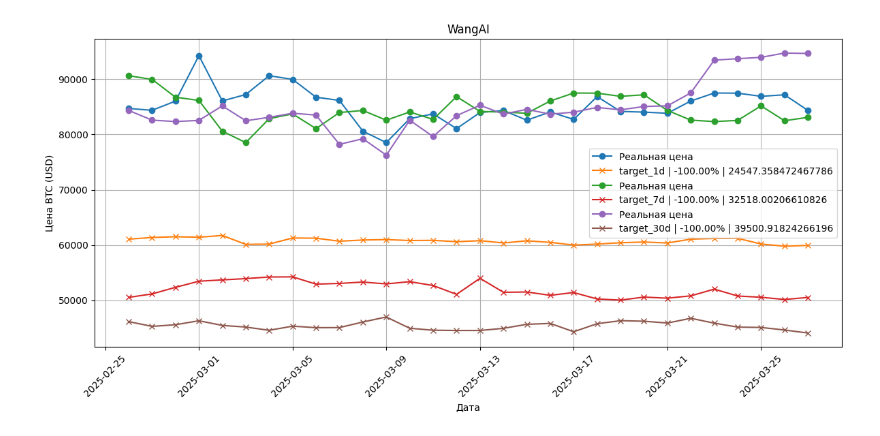
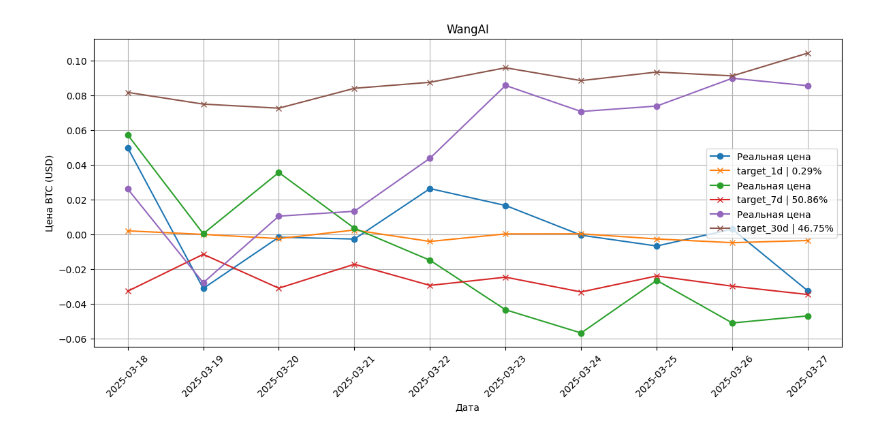
Before and after one commit to sumrak10/WangAI, a Jupyter notebook: notebooks/test.ipynb, the cells around one changed output. Drawn from its saved outputs; the diff is of its cells as text; code cells hidden in the pictures.

```diff
--- a/notebooks/test.ipynb
+++ b/notebooks/test.ipynb
@@ -35,10 +35,16 @@ from src.data_sources.prices import PricesDataSource
 prices_data = PricesDataSource.load(
     from_date=ANALYSIS_START_DATE,
     to_date=ANALYSIS_END_DATE,
+    interval="1d",
     tickers=[
         'BTC-USD',
         'ETH-USD',
+        'SOL-USD',
+        'BNB-USD',
+        'ADA-USD',
+        'SPY',  # индекс акций
+        'GLD',  # золото
     ]
 )
-prices_data
+prices_data[['date', 'btc_usd_close']]
 # %% [output]
@@ -280,60 +296,54 @@ import numpy as np
 
 def predict_price(model_name: str, latest_features) -> float:
     return models[model_name].predict(latest_features)[0]
 
 def predict(model_: str):
-    days_to_predict = 30
-    real_prices = []
-    real_prices_today = []
-    predicted_prices = []
-    prediction_errors = []
+    days_to_predict = 10
+    real_price_changes = []
+    predicted_price_changes = []
     dates = []
 
     for i in range(-days_to_predict, 0):
-        real_price = float(targets.iloc[i][model_])
-        predicted_price = predict_price(model_, features.iloc[[i]])
-        real_prices.append(real_price)
-        real_prices_today.append(float(targets.iloc[i-1][model_]))
-        predicted_prices.append(predicted_price)
-        prediction_errors.append(real_price - predicted_price)
+        real_price_change = float(targets.iloc[i][model_])
+        predicted_price_change = predict_price(model_, features.iloc[[i-1]])
+        real_price_changes.append(real_price_change)
+        predicted_price_changes.append(predicted_price_change)
         dates.append(df.iloc[targets.index[i]]['date'])
 
-    # --- Средняя ошибка ---
-    mean_abs_error = np.mean(np.abs(prediction_errors))
+    # --- Симуляция торговли на основе предсказаний ---
+    my_budget = 1000
+    other_budget = 1000
+    for real, pred in zip(real_price_changes, predicted_price_changes):
+        if pred < 0:
+            pred = -pred
+        profit = my_budget * pred
+        my_budget += profit
 
-    # --- Симуляция торговли на основе предсказаний ---
-    initial_budget = 1000
-    budget = initial_budget
-    profits = []
-    for real, pred, real_d in zip(real_prices, predicted_prices, real_prices_today):
-        position = 1 if pred > real_d else -1
-        price_change = real - pred
-        daily_return = (price_change / pred) * position
-        budget *= (1 + daily_return)
-        profits.append(daily_return)
-    total_return_percent = ((budget - initial_budget) / initial_budget) * 100
+        profit = other_budget * real
+        other_budget += profit
+
+    total_return_percent = ((my_budget - other_budget) / other_budget) * 100
 
     # --- Строим график ---
-    plt.plot(dates, real_prices, label="Реальная цена", marker='o')
-    plt.plot(dates, predicted_prices, label=f"{model_} | {total_return_percent:.2f}% | {mean_abs_error}", marker='x')
+    plt.plot(dates, real_price_changes, label="Реальная цена", marker='o')
+    plt.plot(dates, predicted_price_changes, label=f"{model_} | {total_return_percent:.2f}%", marker='x')
 
 plt.figure(figsize=(12, 6))
-predict('target_1d')
-predict('target_7d')
-predict('target_30d')
+for target_name in y.columns:
+    predict(target_name)
 
 
 plt.title(f"WangAI")
 plt.xlabel("Дата")
 plt.ylabel("Цена BTC (USD)")
 plt.legend()
 plt.grid(True)
 
 # Оформление дат
 plt.gca().xaxis.set_major_formatter(mdates.DateFormatter('%Y-%m-%d'))
 plt.gca().xaxis.set_major_locator(mdates.AutoDateLocator())
 plt.xticks(rotation=45)
 plt.tight_layout()
 plt.show()
 # %% [output]
-[figure, old version]
+[figure, new version]
```
Also changed, not shown: parts of 9 cells of this notebook, 2 other files.
